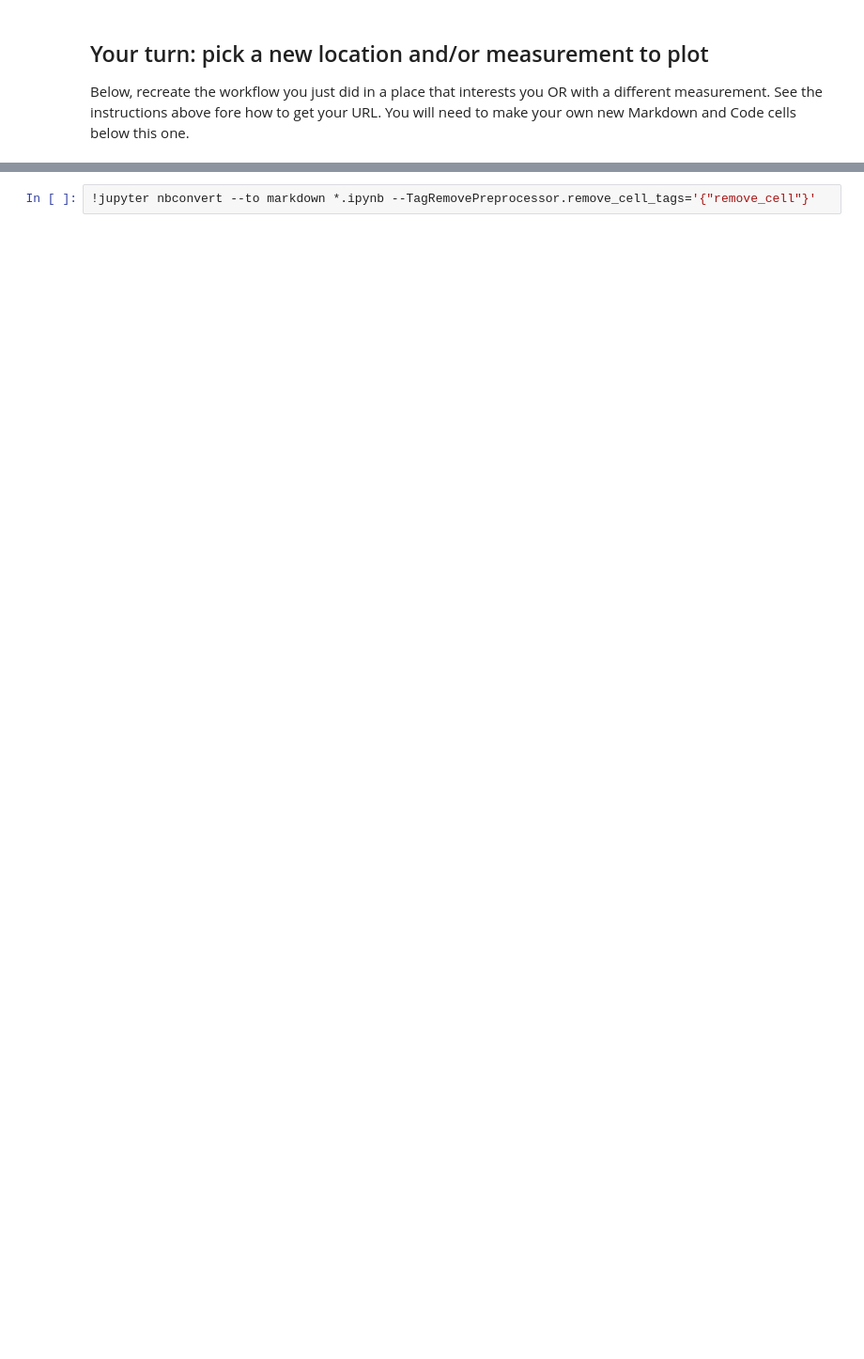
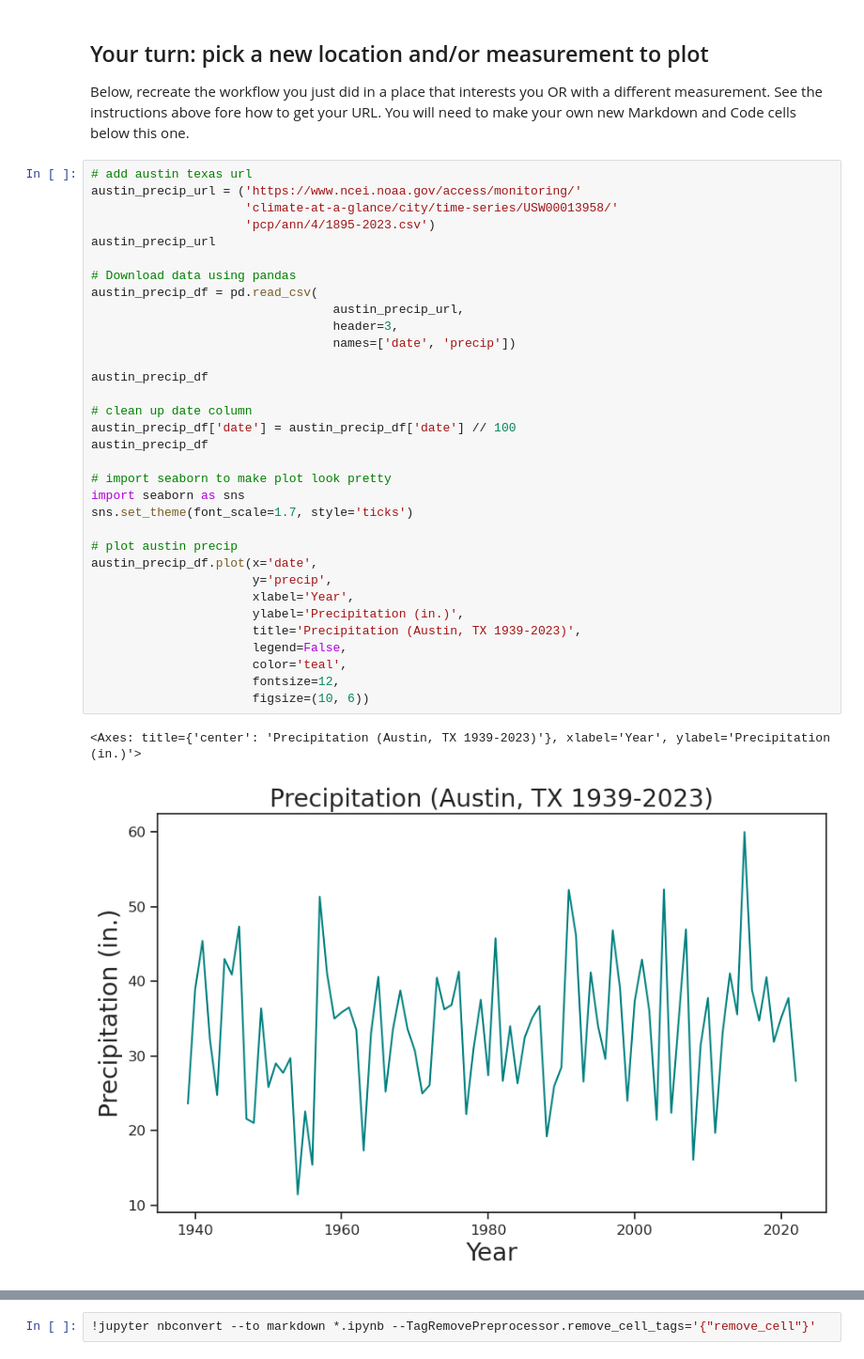
Before and after one commit to AmberLx17/get-started-with-reproducible-science-AmberLx17, a Jupyter notebook: Get Started with Open Reproducible Science!.ipynb, the cells around one changed output, grey strips where cells are left out. Shown at 94% size. Saved outputs shown, nothing was run; the diff lists cells and outputs as text; blank space fills up the shorter version.

```diff
--- a/Get Started with Open Reproducible Science!.ipynb
+++ b/Get Started with Open Reproducible Science!.ipynb
@@ -427,3 +433,39 @@ Describe your plot in this cell in 2-3 sentences
 # %% [markdown]
 ## Your turn: pick a new location and/or measurement to plot
 Below, recreate the workflow you just did in a place that interests you OR with a different measurement. See the instructions above fore how to get your URL. You will need to make your own new Markdown and Code cells below this one.
+# %%
+# add austin texas url
+austin_precip_url = ('https://www.ncei.noaa.gov/access/monitoring/'
+                     'climate-at-a-glance/city/time-series/USW00013958/'
+                     'pcp/ann/4/1895-2023.csv')
+austin_precip_url
+
+# Download data using pandas
+austin_precip_df = pd.read_csv(
+                                 austin_precip_url,
+                                 header=3,
+                                 names=['date', 'precip'])
+
+austin_precip_df
+
+# clean up date column
+austin_precip_df['date'] = austin_precip_df['date'] // 100
+austin_precip_df
+
+# import seaborn to make plot look pretty
+import seaborn as sns
+sns.set_theme(font_scale=1.7, style='ticks')
+
+# plot austin precip
+austin_precip_df.plot(x='date',
+                      y='precip',
+                      xlabel='Year',
+                      ylabel='Precipitation (in.)',
+                      title='Precipitation (Austin, TX 1939-2023)',
+                      legend=False,
+                      color='teal',
+                      fontsize=12,
+                      figsize=(10, 6))
+# %% [output]
+<Axes: title={'center': 'Precipitation (Austin, TX 1939-2023)'}, xlabel='Year', ylabel='Precipitation (in.)'>
+[figure, added]
```
Also changed, not shown: parts of 6 cells of this notebook.
